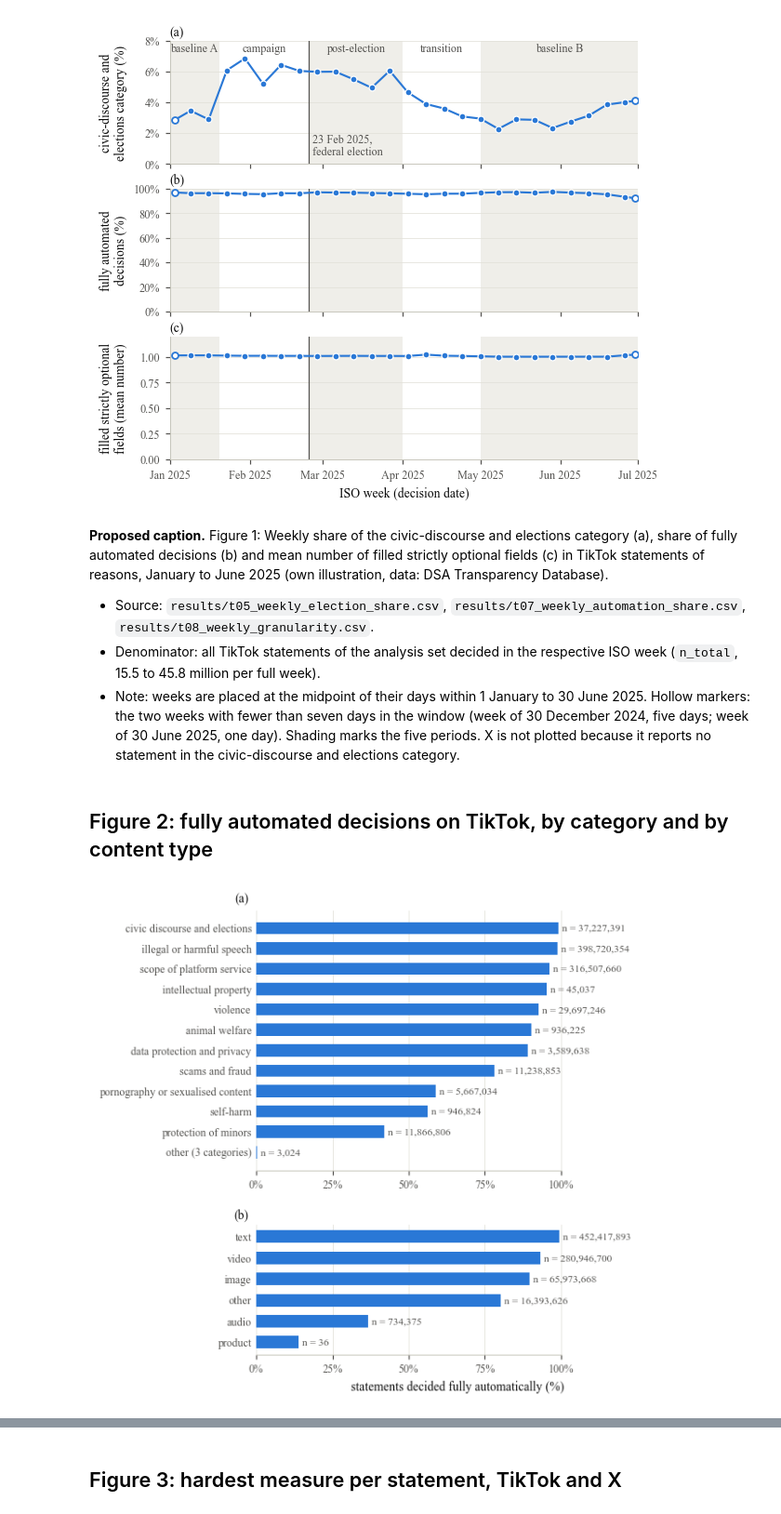
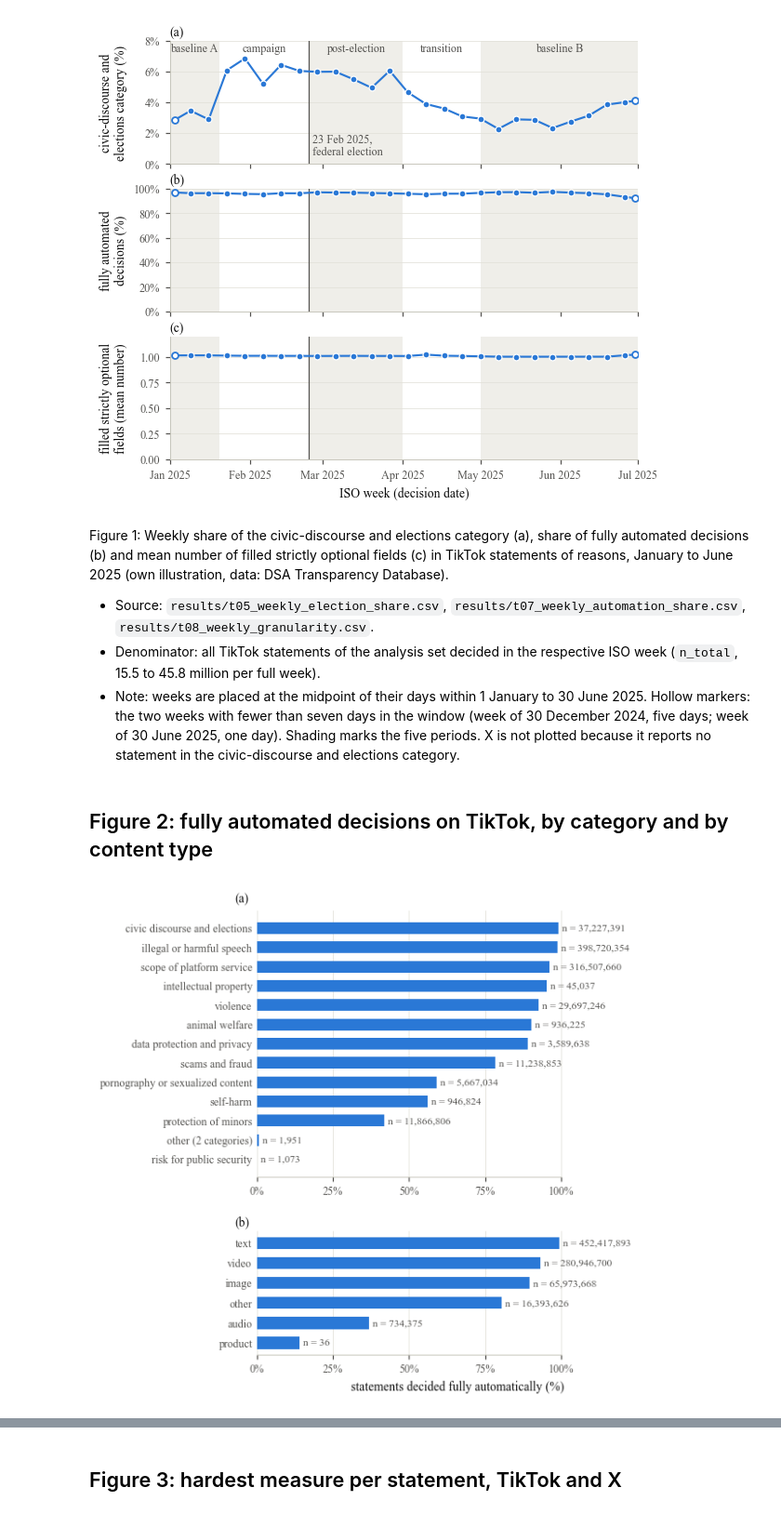
Before and after one commit to zamo-13/Abschlussarbeit, a Jupyter notebook: 04_figures.ipynb, the cells around one changed output, grey strips where cells are left out. Shown at 93% size. Drawn from its saved outputs; the diff is of its cells as text; code cells hidden in the pictures.

Commit message:
Move NULL_columns note to notes/, update figure captions and Figure 2 grouping

```diff
--- a/04_figures.ipynb
+++ b/04_figures.ipynb
@@ -103,7 +103,7 @@ save(fig, "figure1_tiktok_weekly_series")
 # %% [output]
 [figure]
 # %% [markdown]
-**Proposed caption.** Figure 1: Weekly share of the civic-discourse and elections category (a), share of
+Figure 1: Weekly share of the civic-discourse and elections category (a), share of
 fully automated decisions (b) and mean number of filled strictly optional fields (c) in TikTok statements
 of reasons, January to June 2025 (own illustration, data: DSA Transparency Database).
 
@@ -126,44 +126,48 @@ CATEGORY_NAMES = {
     "STATEMENT_CATEGORY_PROTECTION_OF_MINORS": "protection of minors",
     "STATEMENT_CATEGORY_SCAMS_AND_FRAUD": "scams and fraud",
     "STATEMENT_CATEGORY_OTHER_VIOLATION_TC": "other violation of terms and conditions",
-    "STATEMENT_CATEGORY_PORNOGRAPHY_OR_SEXUALIZED_CONTENT": "pornography or sexualised content",
+    "STATEMENT_CATEGORY_PORNOGRAPHY_OR_SEXUALIZED_CONTENT": "pornography or sexualized content",
     "STATEMENT_CATEGORY_DATA_PROTECTION_AND_PRIVACY_VIOLATIONS": "data protection and privacy",
     "STATEMENT_CATEGORY_SELF_HARM": "self-harm",
     "STATEMENT_CATEGORY_ANIMAL_WELFARE": "animal welfare",
     "STATEMENT_CATEGORY_INTELLECTUAL_PROPERTY_INFRINGEMENTS": "intellectual property",
+    "STATEMENT_CATEGORY_RISK_FOR_PUBLIC_SECURITY": "risk for public security",
 }
 t10 = read("t10_automation_by_category")
 c = t10[t10.platform == "TikTok"].copy()
-small = c[c.n_rows < 2000]
-c = pd.concat([c[c.n_rows >= 2000],
+# Categories under 2,000 statements are merged into "other". Risk for public security keeps its own bar
+# because it is one of the visually mediated categories.
+KEEP = ["STATEMENT_CATEGORY_RISK_FOR_PUBLIC_SECURITY"]
+small = c[(c.n_rows < 2000) & ~c.category.isin(KEEP)]
+c = pd.concat([c[~c.index.isin(small.index)],
                pd.DataFrame([{"category": f"other ({len(small)} categories)", "n_rows": small.n_rows.sum(),
                               "AUTOMATED_DECISION_FULLY": small.AUTOMATED_DECISION_FULLY.sum()}])])
 c["label"] = c["category"].map(CATEGORY_NAMES).fillna(c["category"])
 c["share"] = c["AUTOMATED_DECISION_FULLY"] / c["n_rows"]
 
 t3 = read("t03_tiktok_automation_by_content_type")
 t3["label"] = t3["content_type"].str.removeprefix("CONTENT_TYPE_").str.lower()
 t3["share"] = t3["AUTOMATED_DECISION_FULLY"] / t3["n_rows"]
 
 fig, axes = plt.subplots(2, 1, figsize=(WIDTH, 13.5 * CM), height_ratios=[len(c), len(t3)])
 for ax, d, letter in zip(axes, (c, t3), "ab"):
     d = d.sort_values("share")
     y = range(len(d))
     ax.barh(y, d["share"], height=0.6, color=BLUE)
     for yi, (s, n) in zip(y, zip(d["share"], d["n_rows"])):
         ax.text(s + 0.012, yi, f"n = {int(n):,}", va="center", fontsize=7.5, color=INK_2)
     ax.set_yticks(list(y), d["label"])
     ax.set_xlim(0, 1.32)
     ax.set_xticks([0, 0.25, 0.5, 0.75, 1.0])
     ax.xaxis.set_major_formatter(PCT)
     ax.spines["bottom"].set_bounds(0, 1)
     ax.grid(axis="y", visible=False)
     ax.spines["left"].set_visible(False)
     ax.tick_params(axis="y", length=0)
     ax.text(-0.02, 1.02, f"({letter})", transform=ax.transAxes, ha="right", va="bottom", fontsize=9)
 axes[-1].set_xlabel("statements decided fully automatically (%)")
 fig.tight_layout(h_pad=1.5)
 save(fig, "figure2_tiktok_automation")
 # %% [output]
-[figure, old version]
+[figure, new version]
 # %% [markdown]
```
Also changed, not shown: parts of 6 cells of this notebook, 10 other files.
